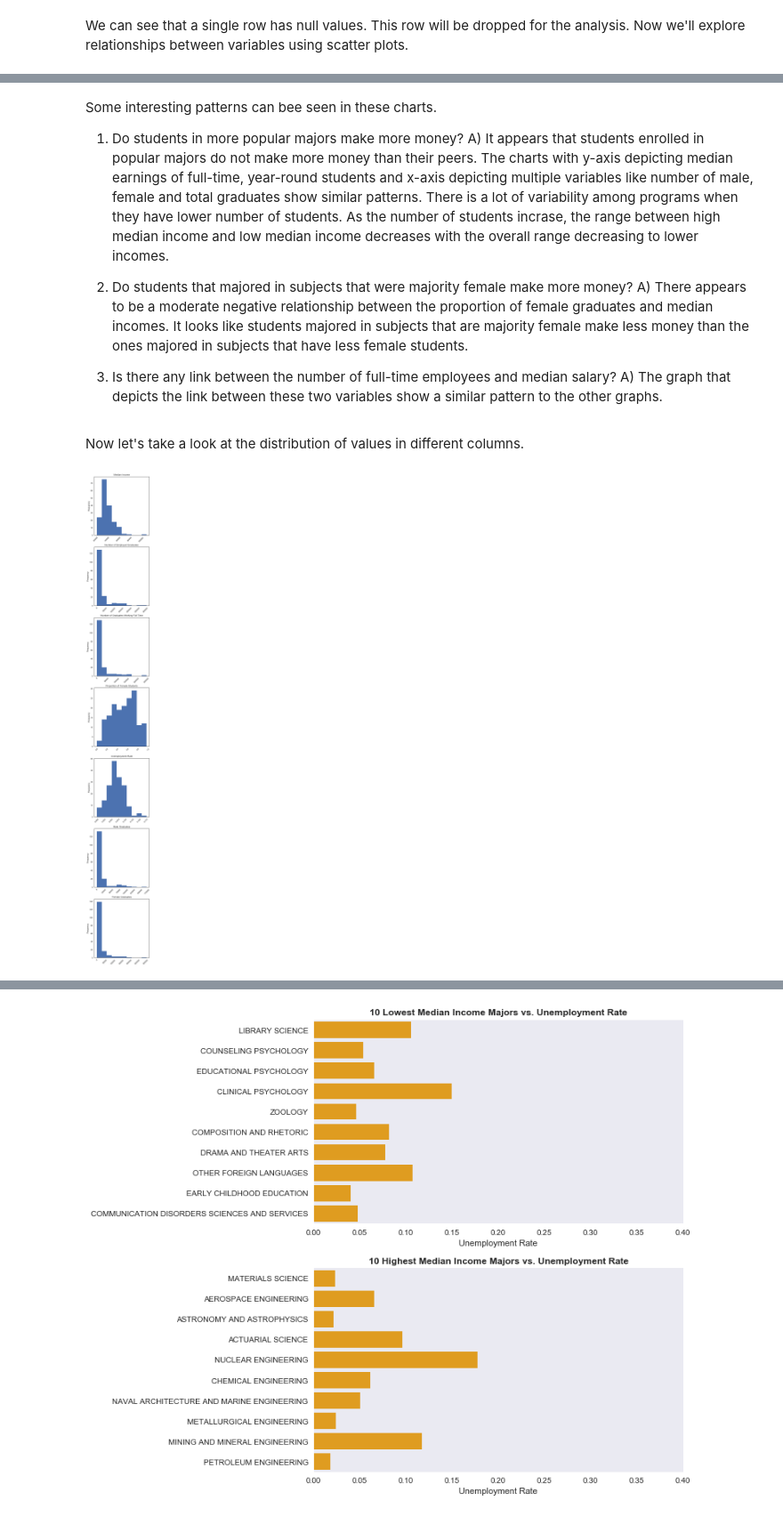
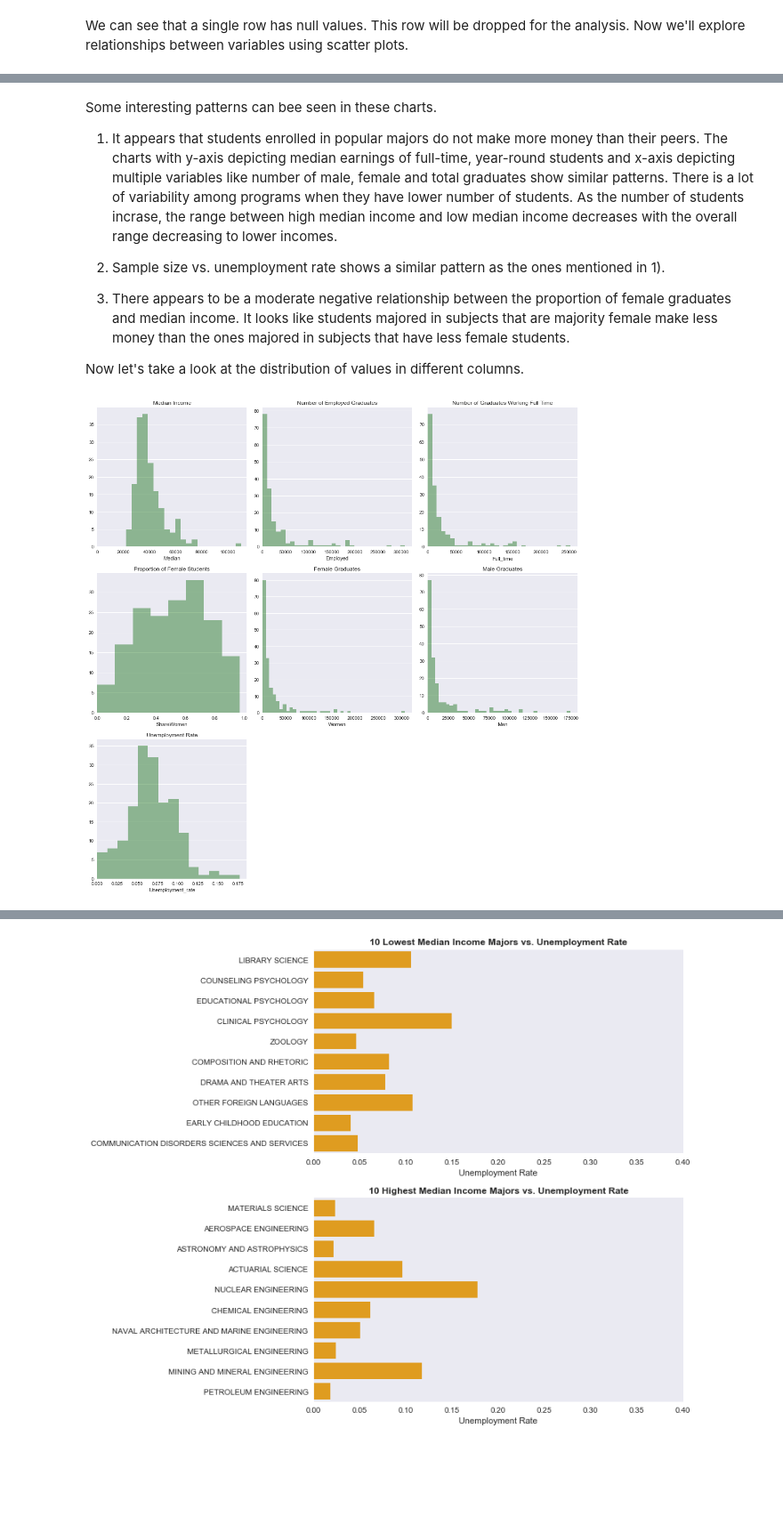
Before and after one commit to EngineBae/college_major_earnings, a Jupyter notebook: college_major_earnings.ipynb, the cells around one changed output, grey strips where cells are left out. Shown at 89% size. Saved outputs shown, nothing was run; the diff lists cells and outputs as text; code cells hidden in the pictures; blank space fills up the shorter version.

```diff
--- a/college_major_earnings.ipynb
+++ b/college_major_earnings.ipynb
@@ -127,30 +94,31 @@ ax7.set_ylim(0,120000)
 # %% [markdown]
 Some interesting patterns can bee seen in these charts.
 
-1) Do students in more popular majors make more money?
-A) It appears that students enrolled in popular majors do not make more money than their peers. The charts with y-axis depicting median earnings of full-time, year-round students and x-axis depicting multiple variables like number of male, female and total graduates show similar patterns. There is a lot of variability among programs when they have lower number of students. As the number of students incrase, the range between high median income and low median income decreases with the overall range decreasing to lower incomes.
+1) It appears that students enrolled in popular majors do not make more money than their peers. The charts with y-axis depicting median earnings of full-time, year-round students and x-axis depicting multiple variables like number of male, female and total graduates show similar patterns. There is a lot of variability among programs when they have lower number of students. As the number of students incrase, the range between high median income and low median income decreases with the overall range decreasing to lower incomes.
 
-2) Do students that majored in subjects that were majority female make more money?
-A) There appears to be a moderate negative relationship between the proportion of female graduates and median incomes. It looks like students majored in subjects that are majority female make less money than the ones majored in subjects that have less female students.
+2) Sample size vs. unemployment rate shows a similar pattern as the ones mentioned in 1).
 
-3) Is there any link between the number of full-time employees and median salary?
-A) The graph that depicts the link between these two variables show a similar pattern to the other graphs.
+3) There appears to be a moderate negative relationship between the proportion of female graduates and median income. It looks like students majored in subjects that are majority female make less money than the ones majored in subjects that have less female students.
+
+Now let's take a look at the distribution of values in different columns.
-# %% [markdown]
-Now let's take a look at the distribution of values in different columns.
 # %%
-sns.set(style='white')
+#columns that will be analyzed
 columns = ["Median", "Employed", "Full_time",
-           "ShareWomen", "Unemployment_rate", "Men", "Women"]
-column_titles = ["Median Income", "Number of Employed Graduates",
+           "ShareWomen", "Women", "Men", "Unemployment_rate"]
+titles = ["Median Income", "Number of Employed Graduates",
                  "Number of Graduates Working Full Time",
                  "Proportion of Female Students",
-                "Unemployment Rate", "Male Graduates",
-                 "Female Graduates"]
-fig = plt.figure(figsize=(5,45))
-for i in range(7):
-    ax = fig.add_subplot(7,1,i+1)
-    ax = recent_grads[columns[i]].plot(kind="hist", rot=45,
-                                       title=column_titles[i])
+                "Female Graduates", "Male Graduates", "Unemployment Rate"]
+
+fig = plt.figure(figsize=(15,15))
+
+for i in range(7): #looping through to create 7 plots
+    ax = fig.add_subplot(3,3,i+1)
+    ax = sns.distplot(recent_grads[columns[i]], kde=False, color='darkgreen')
+    ax.set_title(titles[i])
+    ax.set_xlim(left=0)
+    ax.yaxis.grid(True) #putting in horizontal grid for ease of visualizing the plots
+plt.tight_layout()
 # %% [output]
-[figure, old version]
+[figure, new version]
 # %% [markdown]
```
Also changed, not shown: parts of 27 cells of this notebook.
